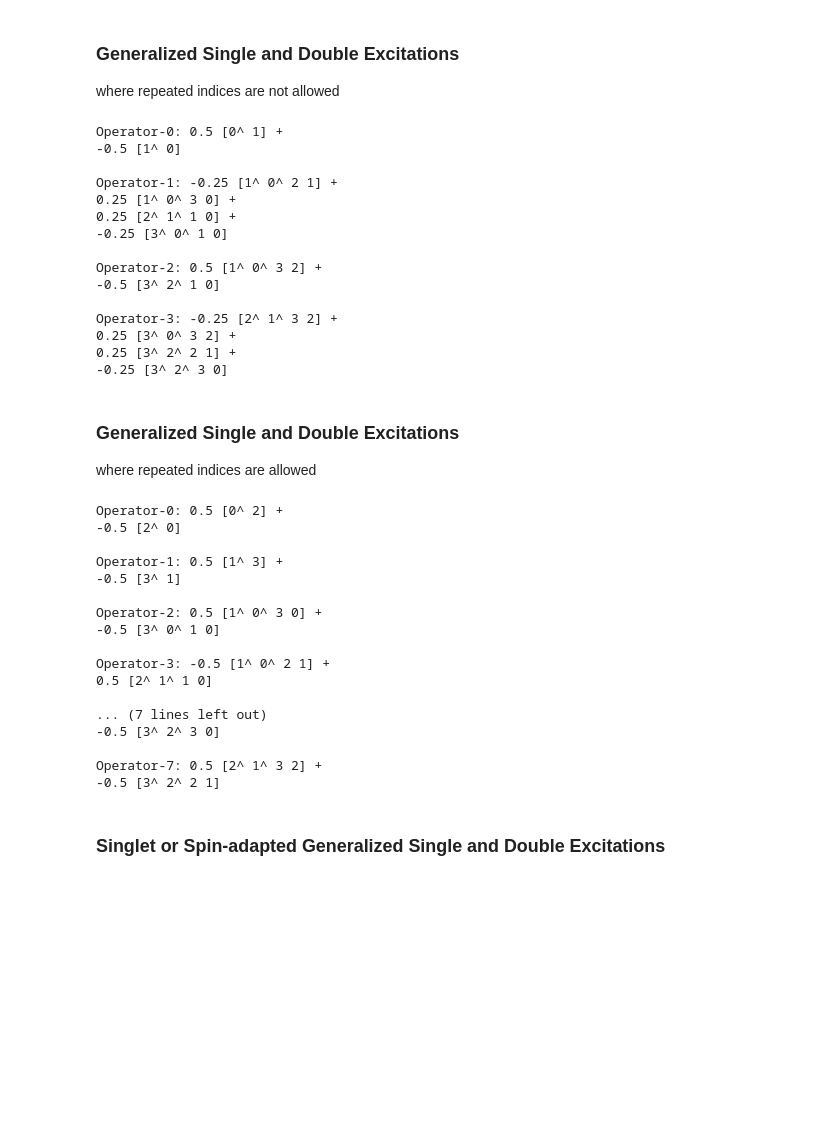
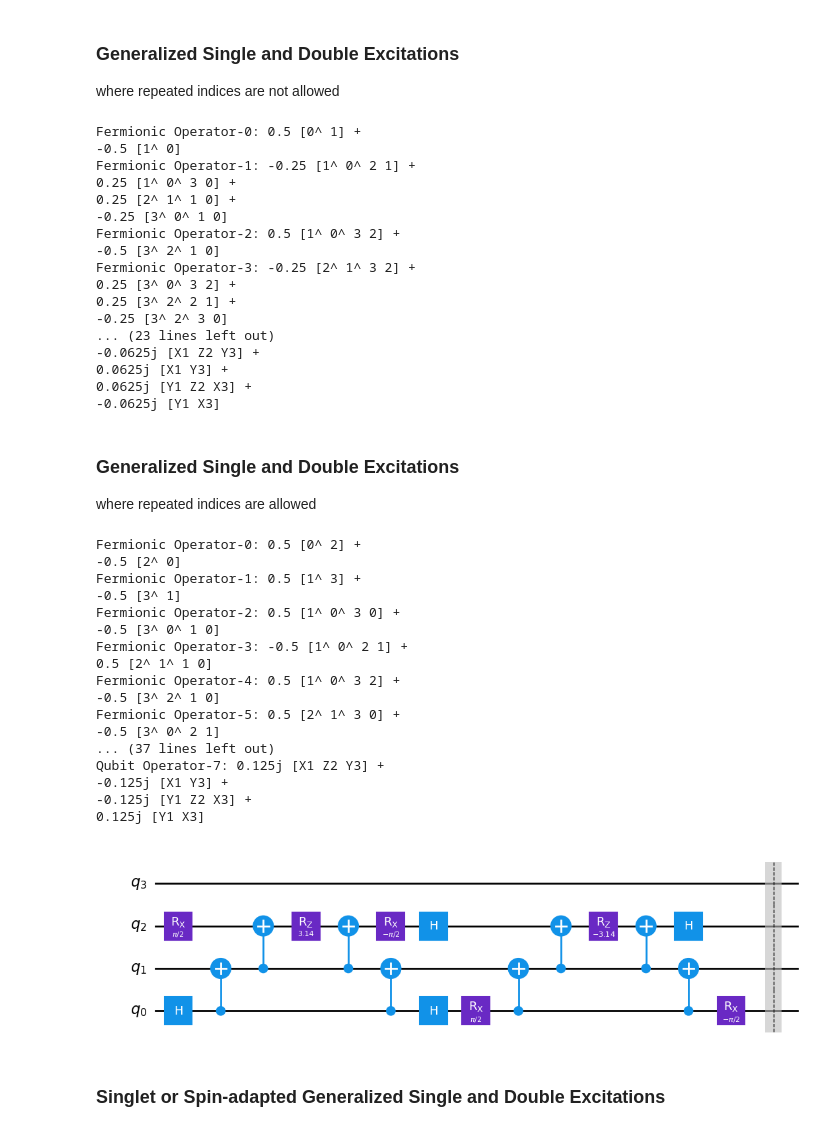
Before and after one commit to azhar-ikhtiarudin/ShotOptimization-ADAPT-VQE, a Jupyter notebook: benchmark/pool_study.ipynb, the cells around one changed output. Cells and saved outputs as stored; diff of their text form; code cells hidden in the pictures; blank space fills up the shorter version.

Commit message:
update operator pool study

```diff
--- a/benchmark/pool_study.ipynb
+++ b/benchmark/pool_study.ipynb
@@ -44,24 +45,30 @@ gsd_pool.__dict__
 
 
 for i in range(len(gsd_pool.operators)):
-    print(f'\nOperator-{i}: {gsd_pool.operators[i]._f_operator}')
-    # print(f'\nOperator-{i}: {type(gsd_pool.operators[i]._f_operator)}')
+    print(f'Fermionic Operator-{i}: {gsd_pool.operators[i]._f_operator}')
+print('')
+
+for i in range(len(gsd_pool.operators)):
+    qubit_operator = jordan_wigner(gsd_pool.operators[i]._f_operator)
+    print(f'Qubit Operator-{i}: {qubit_operator}')
 # %% [output]
-Operator-0: 0.5 [0^ 1] +
+Fermionic Operator-0: 0.5 [0^ 1] +
 -0.5 [1^ 0]
-
-Operator-1: -0.25 [1^ 0^ 2 1] +
+Fermionic Operator-1: -0.25 [1^ 0^ 2 1] +
 0.25 [1^ 0^ 3 0] +
 0.25 [2^ 1^ 1 0] +
 -0.25 [3^ 0^ 1 0]
-
-Operator-2: 0.5 [1^ 0^ 3 2] +
+Fermionic Operator-2: 0.5 [1^ 0^ 3 2] +
 -0.5 [3^ 2^ 1 0]
-
-Operator-3: -0.25 [2^ 1^ 3 2] +
+Fermionic Operator-3: -0.25 [2^ 1^ 3 2] +
 0.25 [3^ 0^ 3 2] +
 0.25 [3^ 2^ 2 1] +
 -0.25 [3^ 2^ 3 0]
+... (23 lines left out)
+-0.0625j [X1 Z2 Y3] +
+0.0625j [X1 Y3] +
+0.0625j [Y1 Z2 X3] +
+-0.0625j [Y1 X3]
 # %% [markdown]
 ### Generalized Single and Double Excitations
 where repeated indices are allowed
@@ -71,26 +78,35 @@ gsd_pool.__dict__
 
 
 for i in range(len(gsd_pool.operators)):
-    print(f'\nOperator-{i}: {gsd_pool.operators[i]._f_operator}')
-    # print(f'\nOperator-{i}: {type(gsd_pool.operators[i]._f_operator)}')
+    print(f'Fermionic Operator-{i}: {gsd_pool.operators[i]._f_operator}')
+print('')
+
+for i in range(len(gsd_pool.operators)):
+    qubit_operator = jordan_wigner(gsd_pool.operators[i]._f_operator)
+    print(f'Qubit Operator-{i}: {qubit_operator}')
 # %% [output]
-Operator-0: 0.5 [0^ 2] +
+Fermionic Operator-0: 0.5 [0^ 2] +
 -0.5 [2^ 0]
-
-Operator-1: 0.5 [1^ 3] +
+Fermionic Operator-1: 0.5 [1^ 3] +
 -0.5 [3^ 1]
-
-Operator-2: 0.5 [1^ 0^ 3 0] +
+Fermionic Operator-2: 0.5 [1^ 0^ 3 0] +
 -0.5 [3^ 0^ 1 0]
-
-Operator-3: -0.5 [1^ 0^ 2 1] +
+Fermionic Operator-3: -0.5 [1^ 0^ 2 1] +
 0.5 [2^ 1^ 1 0]
-
-... (7 lines left out)
--0.5 [3^ 2^ 3 0]
-
-Operator-7: 0.5 [2^ 1^ 3 2] +
--0.5 [3^ 2^ 2 1]
+Fermionic Operator-4: 0.5 [1^ 0^ 3 2] +
+-0.5 [3^ 2^ 1 0]
+Fermionic Operator-5: 0.5 [2^ 1^ 3 0] +
+-0.5 [3^ 0^ 2 1]
+... (37 lines left out)
+Qubit Operator-7: 0.125j [X1 Z2 Y3] +
+-0.125j [X1 Y3] +
+-0.125j [Y1 Z2 X3] +
+0.125j [Y1 X3]
+# %%
+circuit = gsd_pool.get_circuit([1],[3.14])
+circuit.draw()
+# %% [output]
+[figure, added]
 # %% [markdown]
 ### Singlet or Spin-adapted Generalized Single and Double Excitations
 # %%
```
Also changed, not shown: parts of 13 cells of this notebook, 7 other files.
